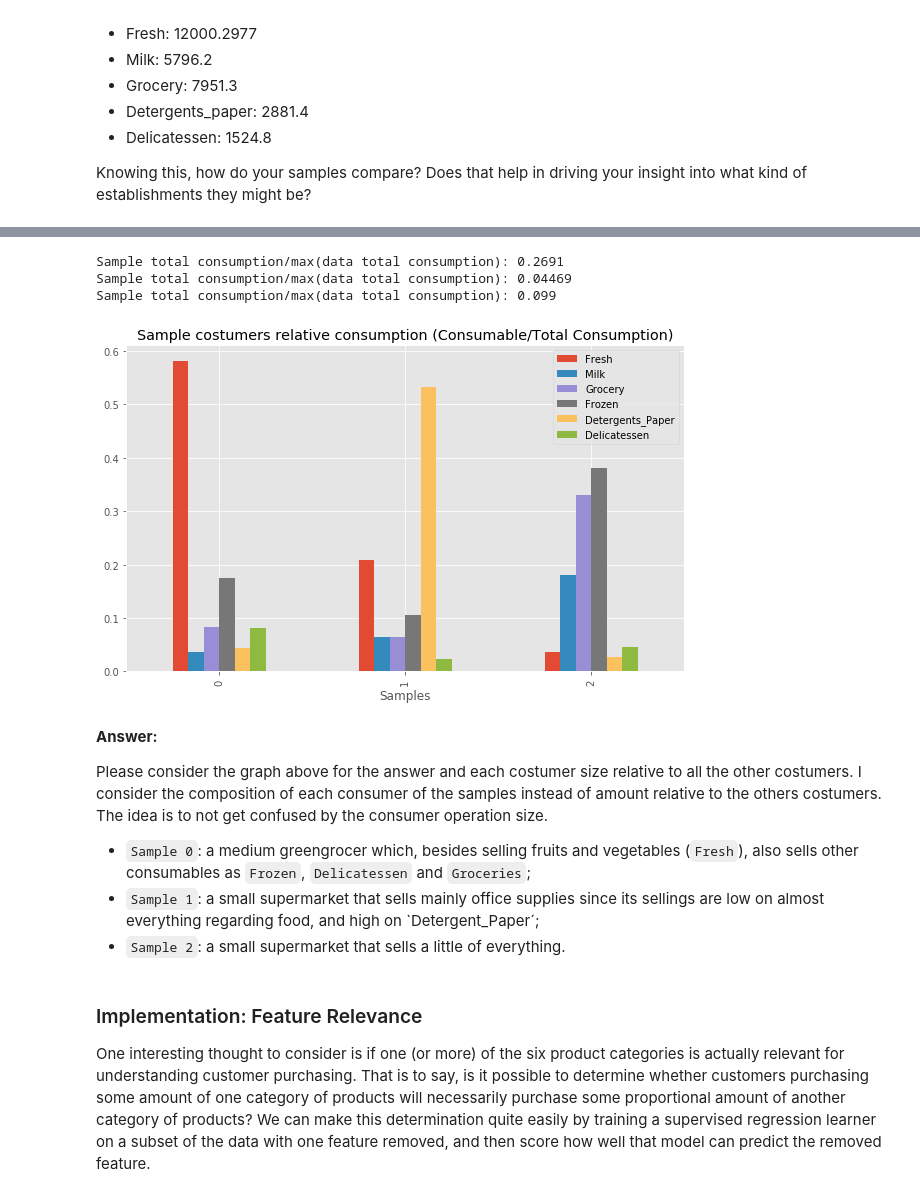
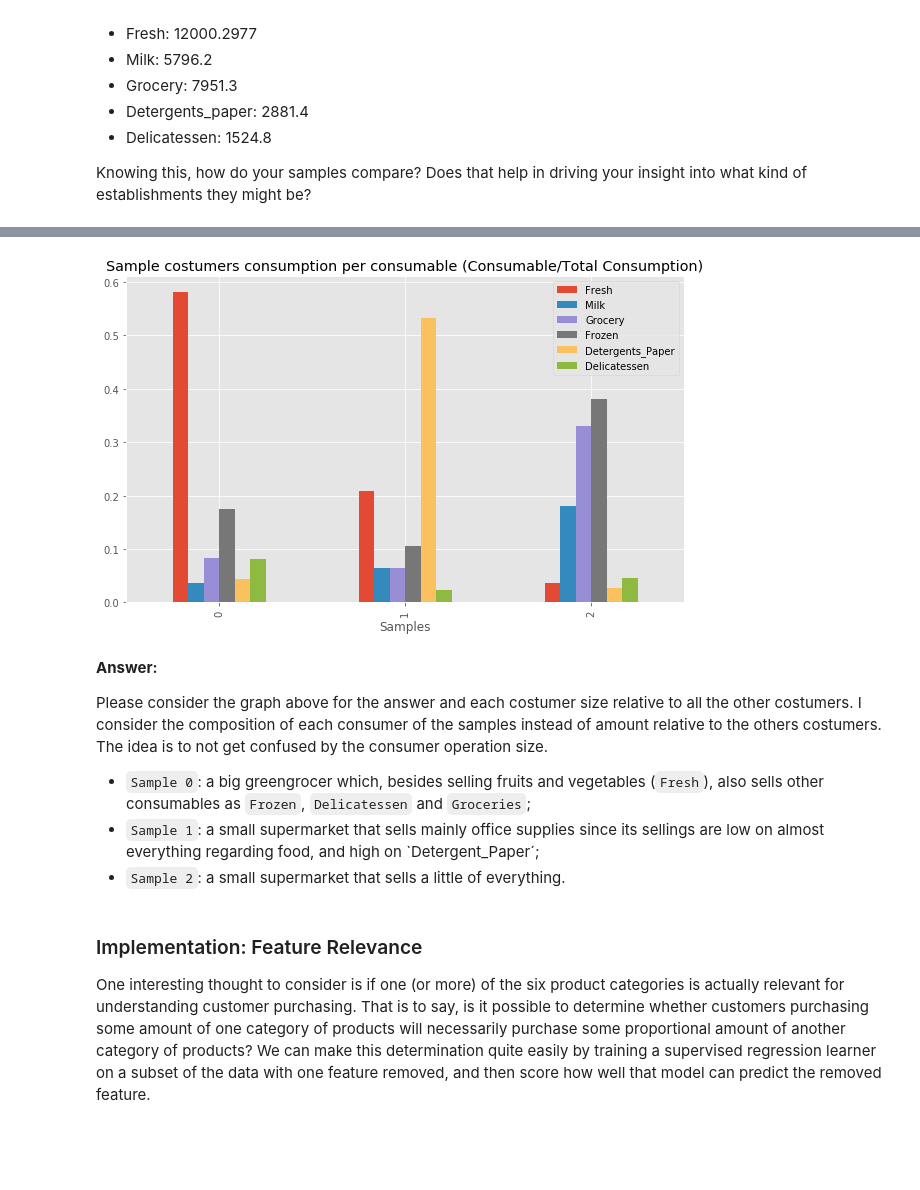
Before and after one commit to corasantos/Udacity-ML-Engineer-Nanodegree, a Jupyter notebook: Unsupervised Learning - Customer Segments/customer_segments.ipynb, the cells around one changed output, grey strips where cells are left out. Cells and saved outputs as stored; diff of their text form; code cells hidden in the pictures; blank space fills up the shorter version.

```diff
--- a/Unsupervised Learning - Customer Segments/customer_segments.ipynb
+++ b/Unsupervised Learning - Customer Segments/customer_segments.ipynb
@@ -98,6 +99,7 @@ for i, col in enumerate(data.columns):
     plt.axvline(samples.eval(col).loc[1],linewidth=2, color='b',label='1')
     plt.axvline(samples.eval(col).loc[2],linewidth=2, color='g',label='2')
     plt.title(col)
+    plt.xlim([0,np.percentile(data.eval(col),99)])
     plt.legend()
 
 display(samples)
@@ -110,33 +130,27 @@ display(samples)
 # %%
 samples['Total'] = np.sum(samples, axis=1)
 samples_perc = samples.copy()
 
 for col in samples_perc.columns:
     if col != 'Total':
         samples_perc[col] = samples_perc[col]/samples_perc['Total']
 
-for i in samples.index:
-    print(('Sample total consumption/max(data total consumption): {:.4}').format(samples_perc.iloc[i]['Total']/np.max(np.sum(data, axis=1))))
-
 del samples_perc['Total']
 del samples['Total']
 
 labels = ['0','1','2']
 samples_perc.plot(kind='bar',  figsize=(10,6))
 _ = plt.xticks(range(3),labels)
-_ = plt.title('Sample costumers relative consumption (Consumable/Total Consumption)')
+_ = plt.title('Sample costumers consumption per consumable (Consumable/Total Consumption)')
 _ = plt.xlabel('Samples')
 # %% [output]
-Sample total consumption/max(data total consumption): 0.2691
-Sample total consumption/max(data total consumption): 0.04469
-Sample total consumption/max(data total consumption): 0.099
-[figure, old version]
+[figure, new version]
 # %% [markdown]
 **Answer:**
 
 Please consider the graph above for the answer and each costumer size relative to all the other costumers. I consider the composition of each consumer of the samples instead of amount relative to the others costumers. The idea is to not get confused by the consumer operation size.
 
-* `Sample 0`: a medium greengrocer which, besides selling fruits and vegetables (`Fresh`), also sells other consumables as `Frozen`, `Delicatessen` and `Groceries`;
+* `Sample 0`: a big greengrocer which, besides selling fruits and vegetables (`Fresh`), also sells other consumables as `Frozen`, `Delicatessen` and `Groceries`;
 * `Sample 1`: a small supermarket that sells mainly office supplies since its sellings are low on almost everything regarding food, and high on `Detergent_Paper´;
 * `Sample 2`: a small supermarket that sells a little of everything.
 # %% [markdown]
```
Also changed, not shown: parts of 17 cells of this notebook, 1 other file.
